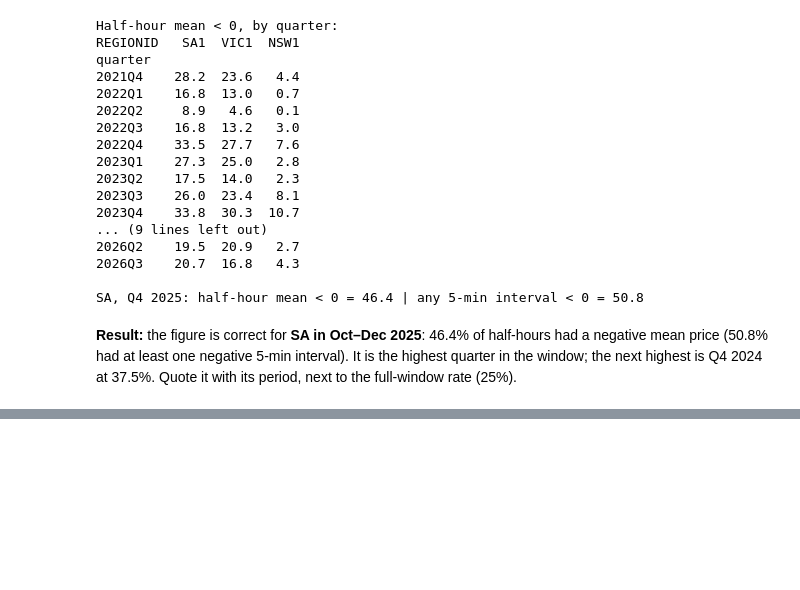
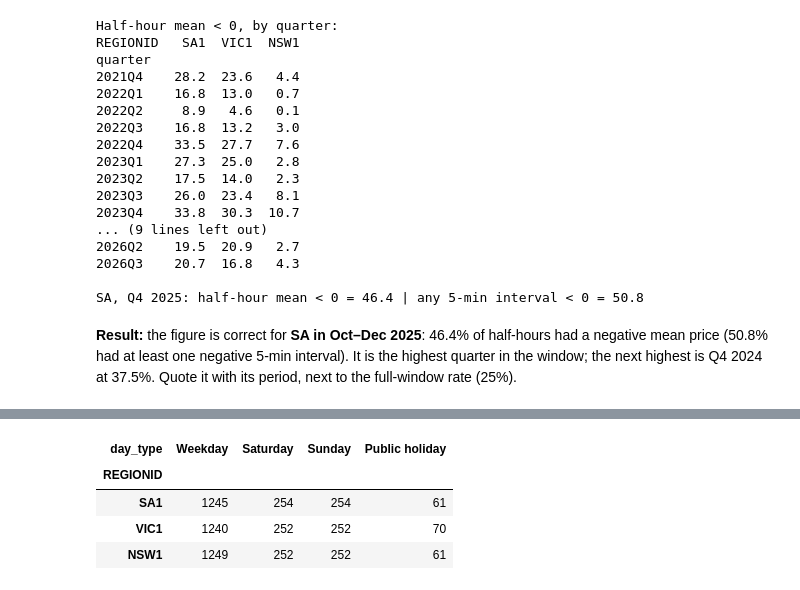
Before and after one commit to enjimenez/nem-negative-prices, a Jupyter notebook: notebooks/03-ej-negative-price-patterns.ipynb, the cells around one changed output, grey strips where cells are left out. Cells and saved outputs as stored; diff of their text form; code cells hidden in the pictures; blank space fills up the shorter version.

```diff
--- a/notebooks/03-ej-negative-price-patterns.ipynb
+++ b/notebooks/03-ej-negative-price-patterns.ipynb
@@ -232,0 +214,27 @@ fig_trend.savefig(FIGURES_DIR / "negative_share_by_month.png", dpi=150, bbox_inc
+# %%
+import holidays
+
+STATE = {"SA1": "SA", "VIC1": "VIC", "NSW1": "NSW"}  # NSW1 also covers the ACT; NSW holidays used
+years = range(panel["DAY"].dt.year.min(), panel["DAY"].dt.year.max() + 1)
+public_holidays = {
+    region: {pd.Timestamp(d) for d in holidays.Australia(subdiv=state, years=years)}
+    for region, state in STATE.items()
+}
+
+is_holiday = pd.Series(False, index=panel.index)
+for region, days in public_holidays.items():
+    in_region = panel["REGIONID"] == region
+    is_holiday[in_region] = panel.loc[in_region, "DAY"].isin(days)
+
+DAY_TYPES = ["Weekday", "Saturday", "Sunday", "Public holiday"]
+weekday = panel["DAY"].dt.dayofweek
+panel["day_type"] = np.select(
+    [is_holiday, weekday == 6, weekday == 5], ["Public holiday", "Sunday", "Saturday"], default="Weekday"
+)
+panel.groupby(["REGIONID", "day_type"])["DAY"].nunique().unstack()[DAY_TYPES].loc[REGIONS]
+# %% [output]
+| day_type | Weekday | Saturday | Sunday | Public holiday |
+| REGIONID |  |  |  |  |
+| SA1 | 1245 | 254 | 254 | 61 |
+| VIC1 | 1240 | 252 | 252 | 70 |
+| NSW1 | 1249 | 252 | 252 | 61 |
```
Also changed, not shown: parts of 12 cells of this notebook, 2 other files.
